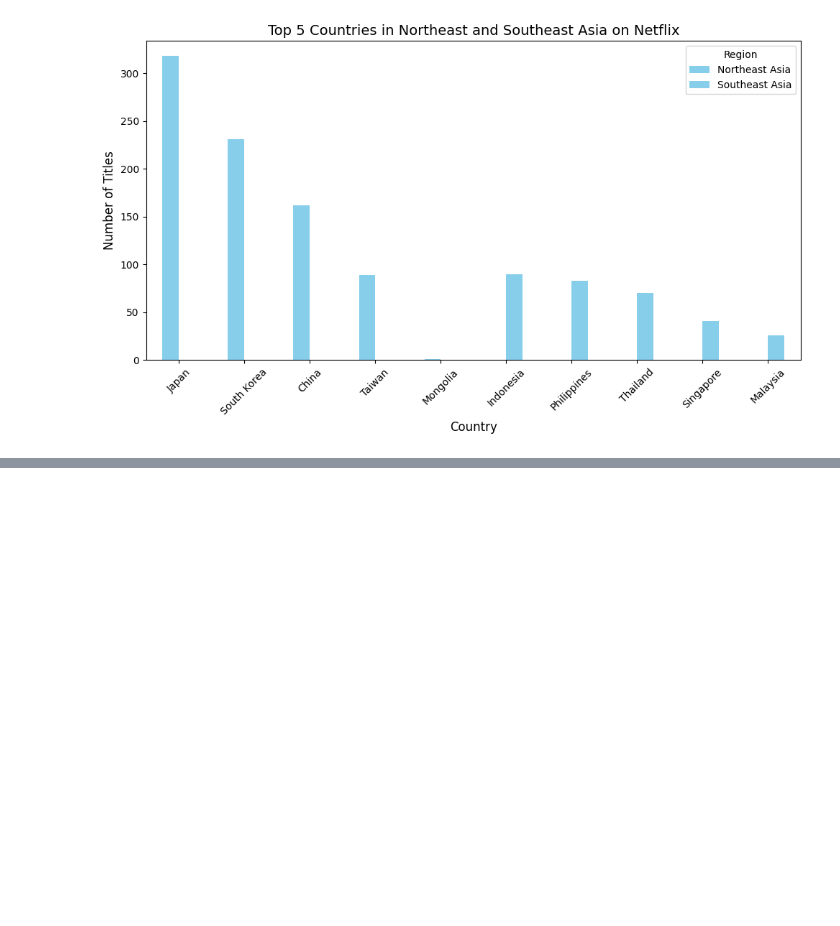
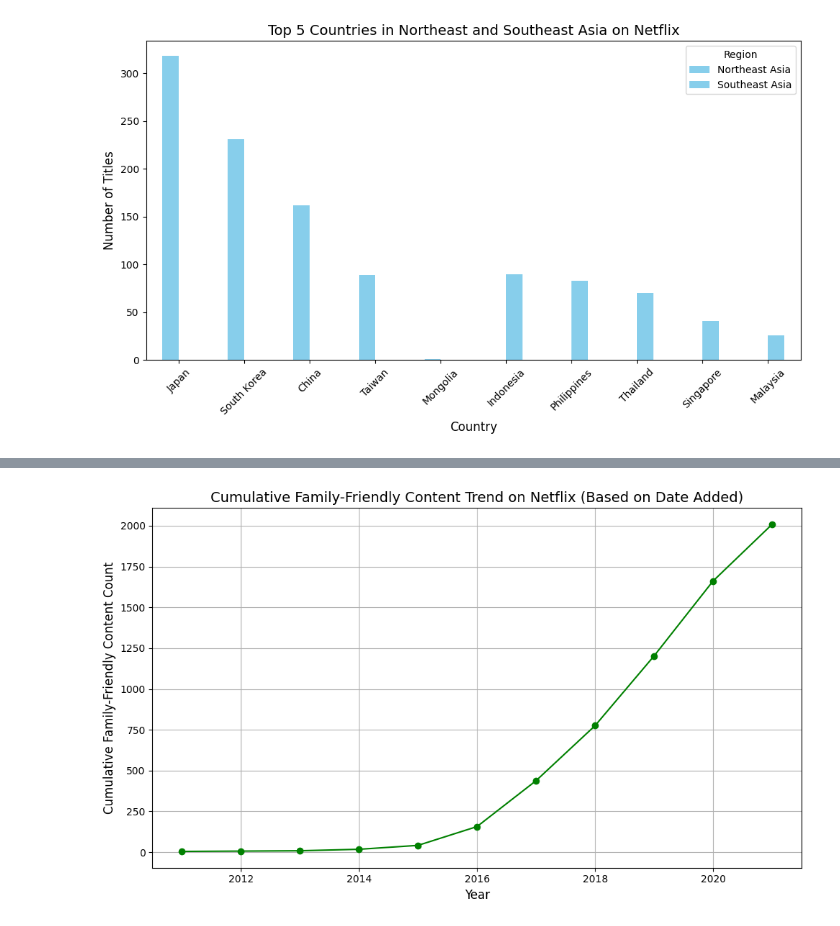
Before and after one commit to seungboAn/DATAthon, a Jupyter notebook: 김대환/joshworkspace.ipynb, the cells around one changed output, grey strips where cells are left out. Saved outputs shown, nothing was run; the diff lists cells and outputs as text; code cells hidden in the pictures; blank space fills up the shorter version.

```diff
--- a/김대환/joshworkspace.ipynb
+++ b/김대환/joshworkspace.ipynb
@@ -152,0 +188,13 @@ plt.show()
+# %%
+family_friendly_cumulative = netflix_data[netflix_data['family_friendly']].groupby('added_year').size().cumsum()
+
+plt.figure(figsize=(10, 6))
+family_friendly_cumulative.plot(kind='line', marker='o', color='g')
+plt.title('Cumulative Family-Friendly Content Trend on Netflix (Based on Date Added)', fontsize=14)
+plt.xlabel('Year', fontsize=12)
+plt.ylabel('Cumulative Family-Friendly Content Count', fontsize=12)
+plt.grid(True)
+plt.tight_layout()
+plt.show()
+# %% [output]
+[figure, added]
```
Also changed, not shown: parts of 3 cells of this notebook, 2 other files.
